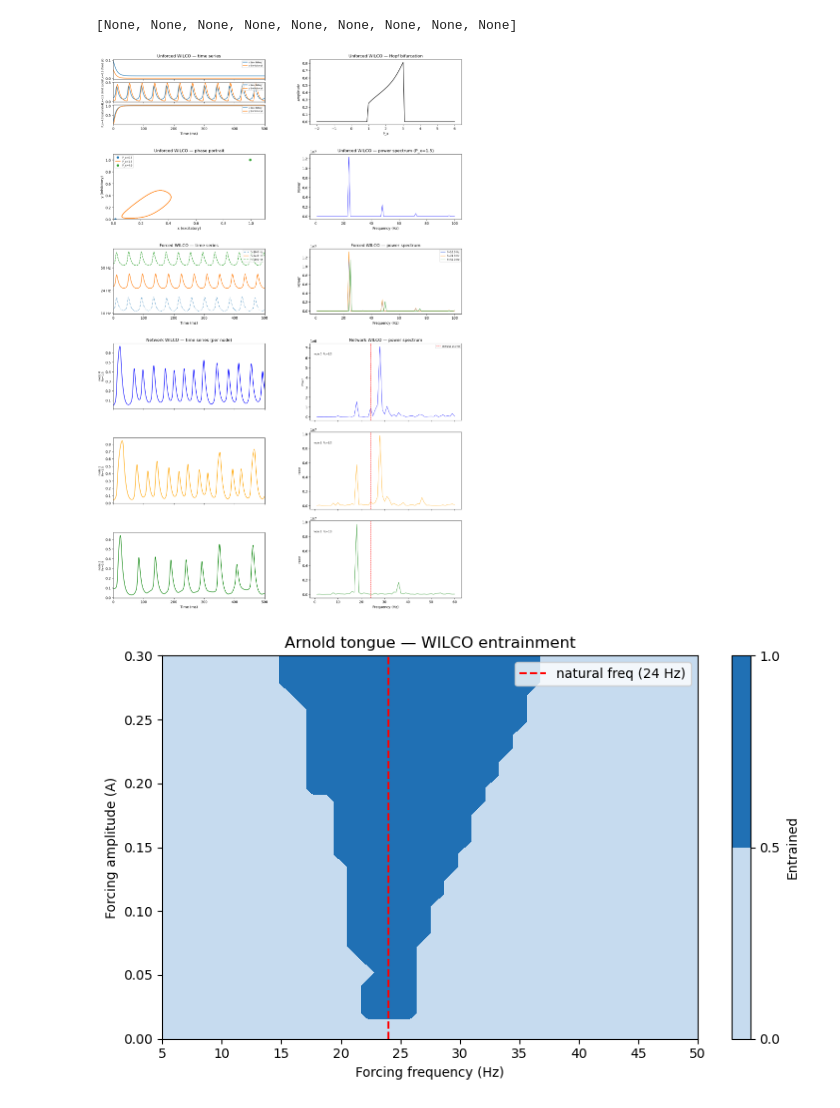
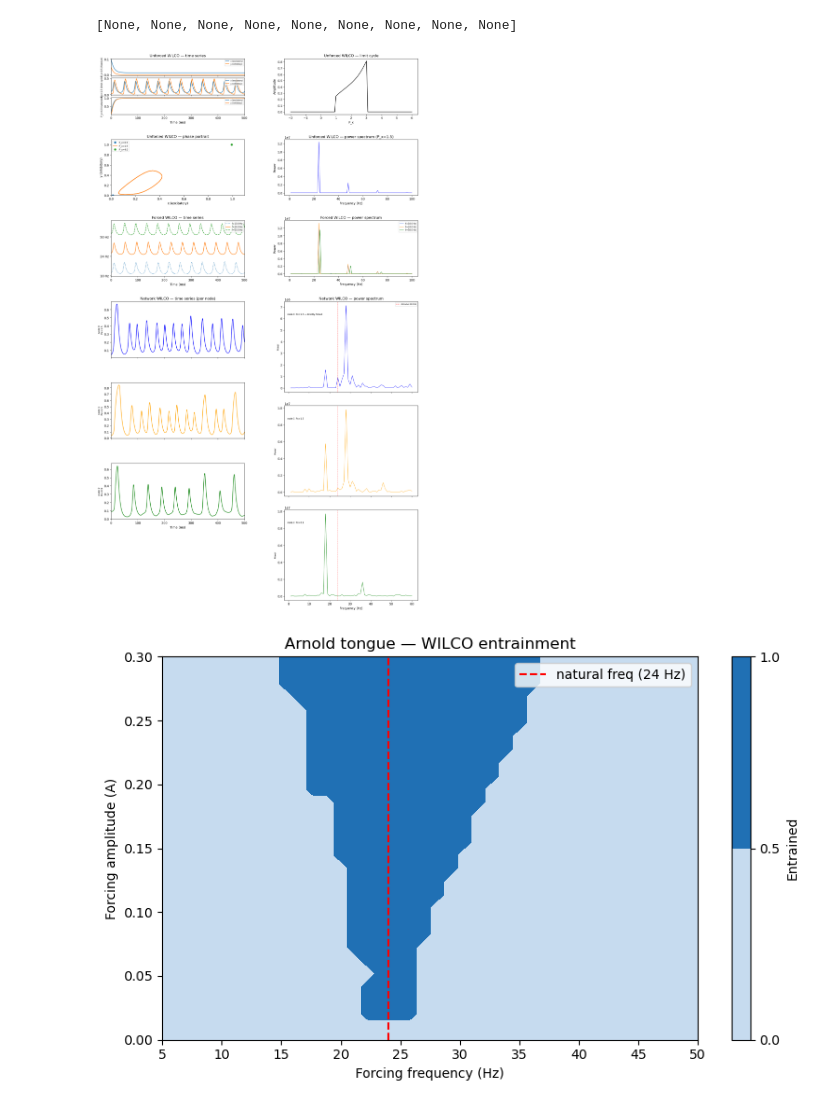
Before and after one commit to claudiasantamariav/nmmlab, a Jupyter notebook: notebooks/WILCO simulation.ipynb, the cells around one changed output. Saved outputs shown, nothing was run; the diff lists cells and outputs as text; code cells hidden in the pictures.

```diff
--- a/notebooks/WILCO simulation.ipynb
+++ b/notebooks/WILCO simulation.ipynb
@@ -31,8 +31,8 @@ C /= np.max(np.abs(eigvals))
 x0_net = np.concatenate([rng.random(N) * 0.1, rng.random(N) * 0.05])
 colors = ['blue', 'orange', 'green']
 # %%
-fig = plt.figure(figsize=(18, 28))
-gs  = gridspec.GridSpec(6, 2, figure=fig, hspace=0.45, wspace=0.3)
+fig = plt.figure(figsize=(18, 32))
+gs  = gridspec.GridSpec(7, 2, figure=fig, hspace=0.45, wspace=0.3)
 
 gs_unforced = gridspec.GridSpecFromSubplotSpec(3, 1, subplot_spec=gs[0, 0], hspace=0.15)
 ax1a = fig.add_subplot(gs_unforced[0])
@@ -76,7 +76,7 @@ for P_x in P_x_values:
     x_end = sol[0, -len(t)//5:]
     amplitudes.append(x_end.max() - x_end.min())
 ax2.plot(P_x_values, amplitudes, 'k-')
-ax2.set_title('Unforced WILCO — Hopf bifurcation')
+ax2.set_title('Unforced WILCO — limit cycle')
 ax2.set_xlabel('P_x')
 ax2.set_ylabel('Amplitude')
 
@@ -133,35 +133,35 @@ ax6.legend(fontsize=7)
 sol_net = wilco_network(tau_x, tau_y, w_xx, w_xy, w_yx, w_yy, Px, G, C, A, f, x0_net, t)
 for ax, i in zip([ax7a, ax7b, ax7c], range(N)):
     ax.plot(t, sol_net[i], color=colors[i])
     ax.set_ylabel(f'node {i}\nPx={Px[i]}', fontsize=8)
     ax.set_xlim(0, 500)
 ax7a.set_title('Network WILCO — time series (per node)')
 ax7c.set_xlabel('Time (ms)')
 plt.setp(ax7a.get_xticklabels(), visible=False)
 plt.setp(ax7b.get_xticklabels(), visible=False)
 
 # ── Network power spectrum ──
 sol_net2 = wilco_network(tau_x, tau_y, w_xx, w_xy, w_yx, w_yy, Px, G, C, A, f, x0_net, t_long)
 for ax, i, label in zip([ax8a, ax8b, ax8c], range(N),
-                         [f'node 0  Px={Px[0]}', f'node 1  Px={Px[1]}', f'node 2  Px={Px[2]}']):
+                         [f'node 0  Px={Px[0]} + directly forced', f'node 1  Px={Px[1]}', f'node 2  Px={Px[2]}']):
     x_steady = sol_net2[i, -n:] - np.mean(sol_net2[i, -n:])
     freqs = np.fft.rfftfreq(len(x_steady), d=dt/1000)
     power = np.abs(np.fft.rfft(x_steady))**2
     mask  = (freqs > 0) & (freqs <= 60)
     ax.plot(freqs[mask], power[mask], color=colors[i], linewidth=0.8)
     ax.axvline(f, color='r', linestyle='--', linewidth=1.0)
     ax.set_ylabel('Power', fontsize=7)
     ax.text(0.02, 0.85, label, transform=ax.transAxes, fontsize=7)
 
 ax8a.set_title('Network WILCO — power spectrum')
 ax8a.axvline(f, color='r', linestyle='--', linewidth=1.0, label=f'stimulus {f} Hz')
 ax8a.legend(fontsize=6, loc='upper right')
 ax8c.set_xlabel('Frequency (Hz)')
 plt.setp(ax8a.get_xticklabels(), visible=False)
 plt.setp(ax8b.get_xticklabels(), visible=False)
 # %% [output]
 [None, None, None, None, None, None, None, None, None]
-[figure, old version]
+[figure, new version]
 # %%
 f_values = np.linspace(5, 50, 40)
 A_values = np.linspace(0, 0.3, 30)
```
Also changed, not shown: parts of 1 cell of this notebook, 2 other files.
